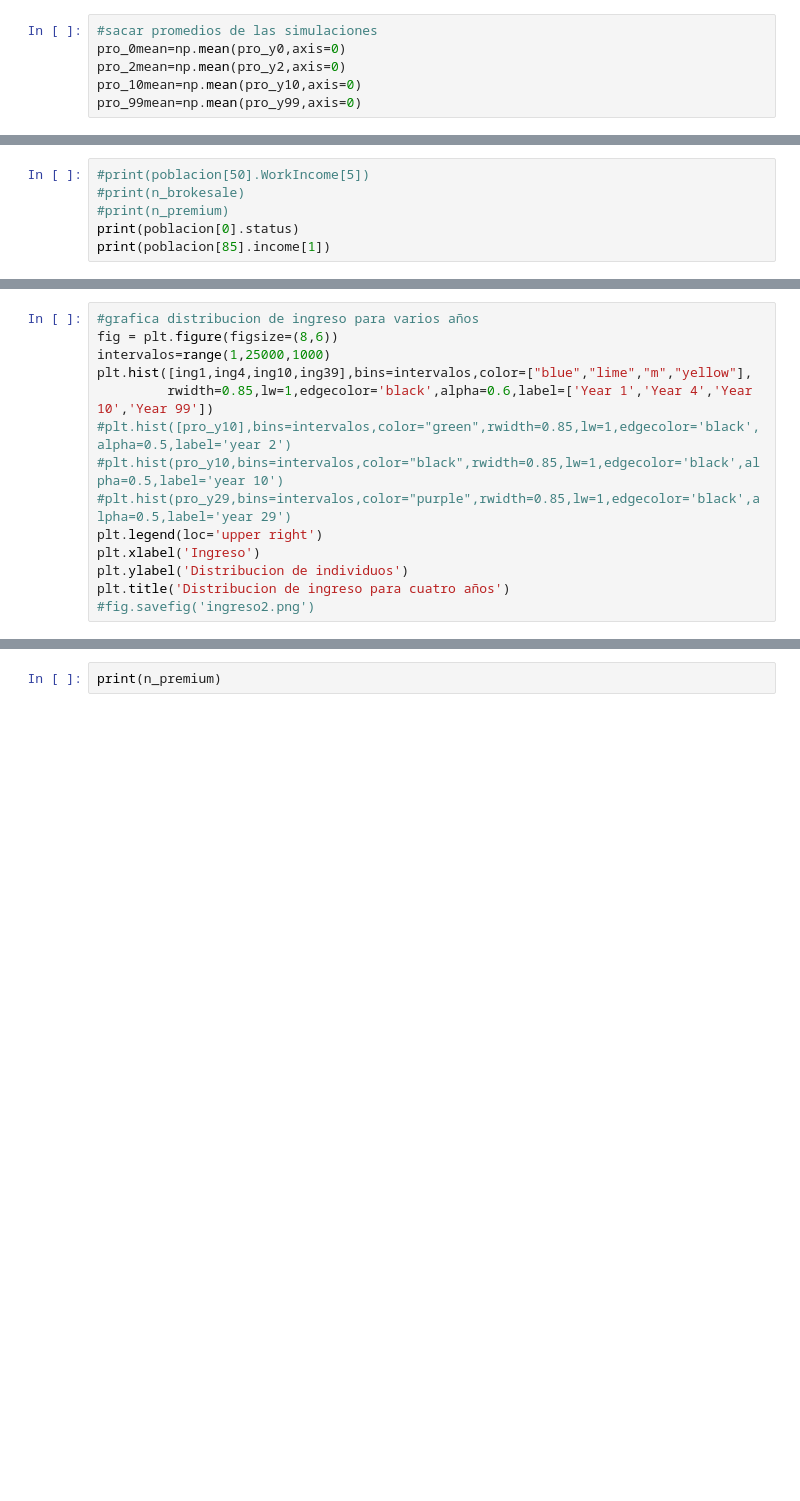
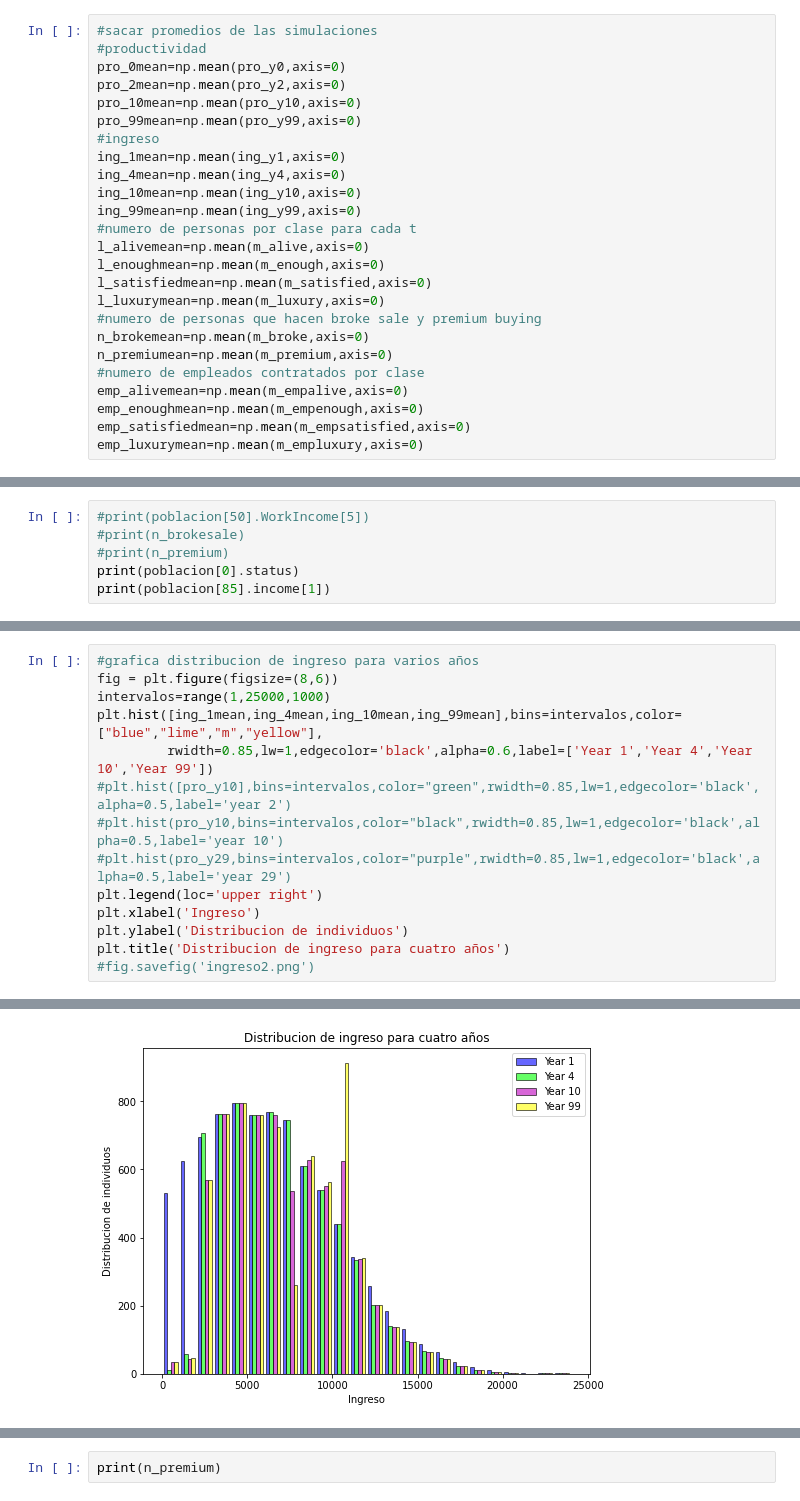
Before and after one commit to aybautistas/Econofisica, a Jupyter notebook: Proyecto.ipynb, the cells around one changed output, grey strips where cells are left out. Cells and saved outputs as stored; diff of their text form; blank space fills up the shorter version.

```diff
--- a/Proyecto.ipynb
+++ b/Proyecto.ipynb
@@ -471,6 +572,25 @@ for n in range(nsim):
 # %%
 #sacar promedios de las simulaciones
+#productividad
 pro_0mean=np.mean(pro_y0,axis=0)
 pro_2mean=np.mean(pro_y2,axis=0)
 pro_10mean=np.mean(pro_y10,axis=0)
 pro_99mean=np.mean(pro_y99,axis=0)
+#ingreso
+ing_1mean=np.mean(ing_y1,axis=0)
+ing_4mean=np.mean(ing_y4,axis=0)
+ing_10mean=np.mean(ing_y10,axis=0)
+ing_99mean=np.mean(ing_y99,axis=0)
+#numero de personas por clase para cada t
+l_alivemean=np.mean(m_alive,axis=0)
+l_enoughmean=np.mean(m_enough,axis=0)
+l_satisfiedmean=np.mean(m_satisfied,axis=0)
+l_luxurymean=np.mean(m_luxury,axis=0)
+#numero de personas que hacen broke sale y premium buying
+n_brokemean=np.mean(m_broke,axis=0)
+n_premiumean=np.mean(m_premium,axis=0)
+#numero de empleados contratados por clase
+emp_alivemean=np.mean(m_empalive,axis=0)
+emp_enoughmean=np.mean(m_empenough,axis=0)
+emp_satisfiedmean=np.mean(m_empsatisfied,axis=0)
+emp_luxurymean=np.mean(m_empluxury,axis=0)
@@ -564,7 +663,7 @@ for k in range(len(poblacion)):
 #grafica distribucion de ingreso para varios años
 fig = plt.figure(figsize=(8,6))
 intervalos=range(1,25000,1000)
-plt.hist([ing1,ing4,ing10,ing39],bins=intervalos,color=["blue","lime","m","yellow"],
+plt.hist([ing_1mean,ing_4mean,ing_10mean,ing_99mean],bins=intervalos,color=["blue","lime","m","yellow"],
          rwidth=0.85,lw=1,edgecolor='black',alpha=0.6,label=['Year 1','Year 4','Year 10','Year 99'])
 #plt.hist([pro_y10],bins=intervalos,color="green",rwidth=0.85,lw=1,edgecolor='black',alpha=0.5,label='year 2')
 #plt.hist(pro_y10,bins=intervalos,color="black",rwidth=0.85,lw=1,edgecolor='black',alpha=0.5,label='year 10')
@@ -574,3 +673,4 @@ plt.xlabel('Ingreso')
 plt.ylabel('Distribucion de individuos')
 plt.title('Distribucion de ingreso para cuatro años')
 #fig.savefig('ingreso2.png')
+# %% [output]
@@ -577,3 +678,4 @@ plt.title('Distribucion de ingreso para cuatro años')
+[figure, added]
 # %%
 lista_t=[]
 for l in range(0,time_steps,1):
```
Also changed, not shown: parts of 21 cells of this notebook.
